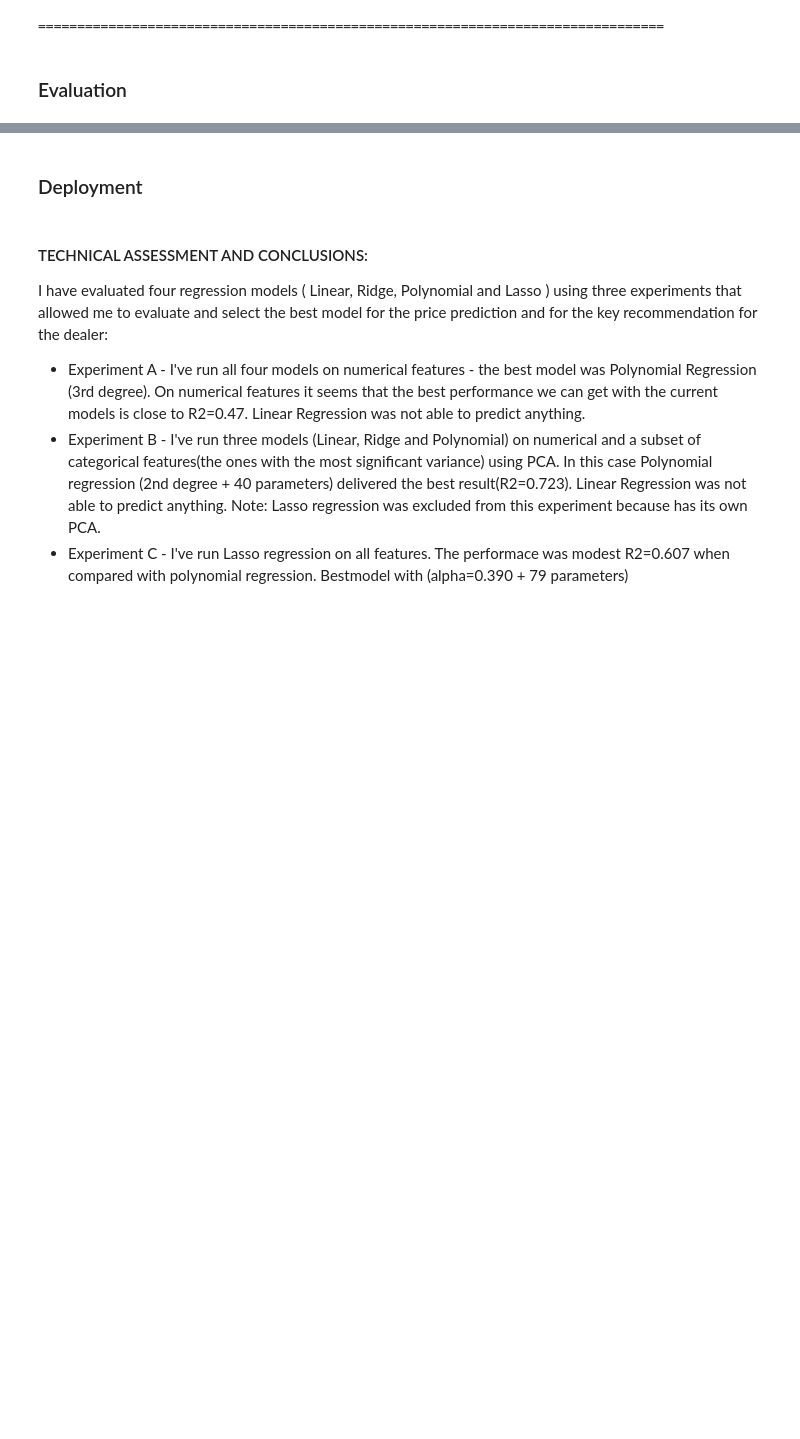
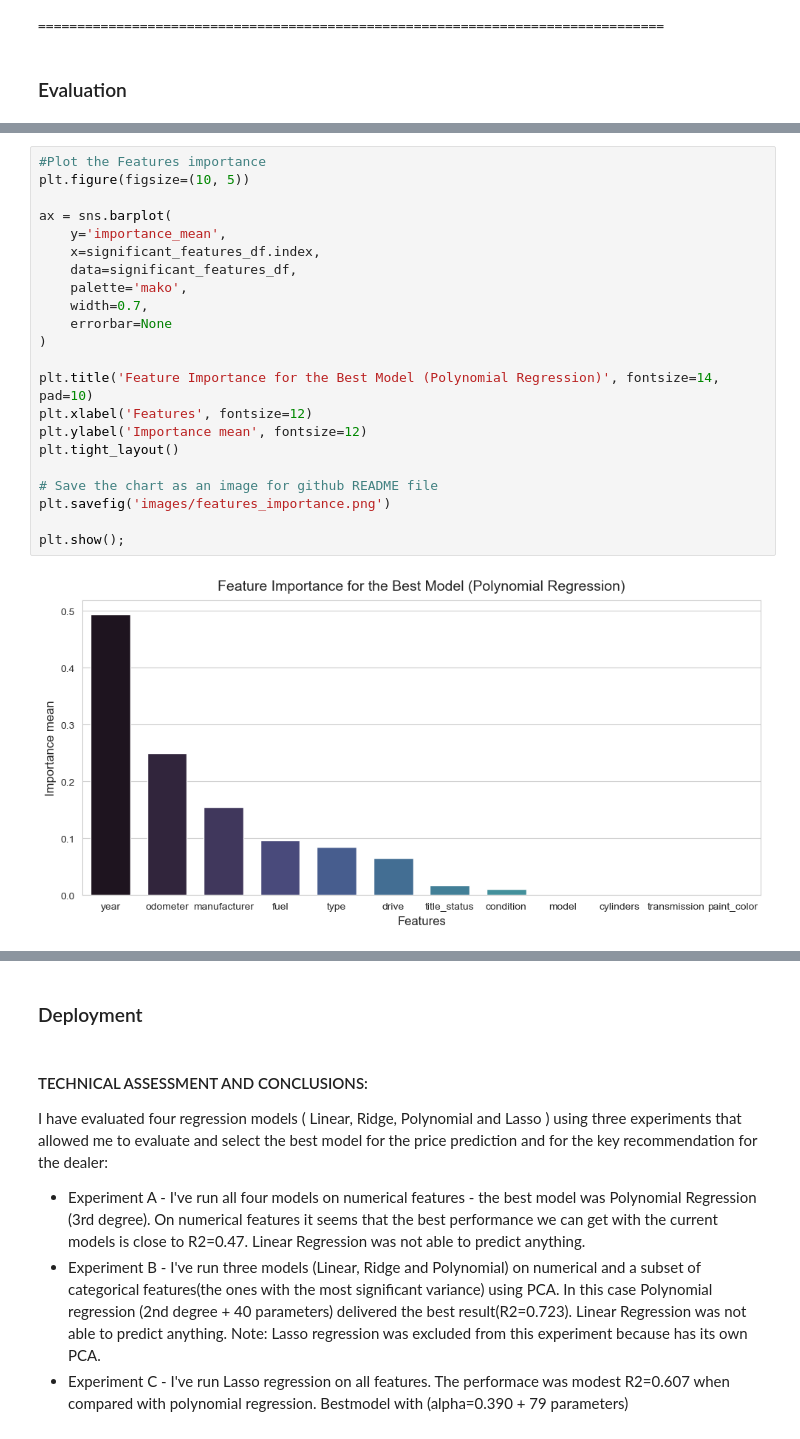
Before and after one commit to IULIAN-COSTEA/PA11_1, a Jupyter notebook: Assignment_11.1_final.ipynb, the cells around one changed output, grey strips where cells are left out. Saved outputs shown, nothing was run; the diff lists cells and outputs as text; blank space fills up the shorter version.

```diff
--- a/Assignment_11.1_final.ipynb
+++ b/Assignment_11.1_final.ipynb
@@ -1136,3 +1144,27 @@ Features are ranked by the average drop in the model's R2 score when shuffled.
+# %%
+#Plot the Features importance
+plt.figure(figsize=(10, 5))
+
+ax = sns.barplot(
+    y='importance_mean',
+    x=significant_features_df.index,
+    data=significant_features_df,
+    palette='mako',
+    width=0.7,
+    errorbar=None
+)
+
+plt.title('Feature Importance for the Best Model (Polynomial Regression)', fontsize=14, pad=10)
+plt.xlabel('Features', fontsize=12)
+plt.ylabel('Importance mean', fontsize=12)
+plt.tight_layout()
+
+# Save the chart as an image for github README file
+plt.savefig('images/features_importance.png')
+
+plt.show();
+# %% [output]
+[figure, added]
 # %%
 end_time = time.time()
 elapsed_time = end_time - start_time
```
Also changed, not shown: parts of 16 cells of this notebook.
